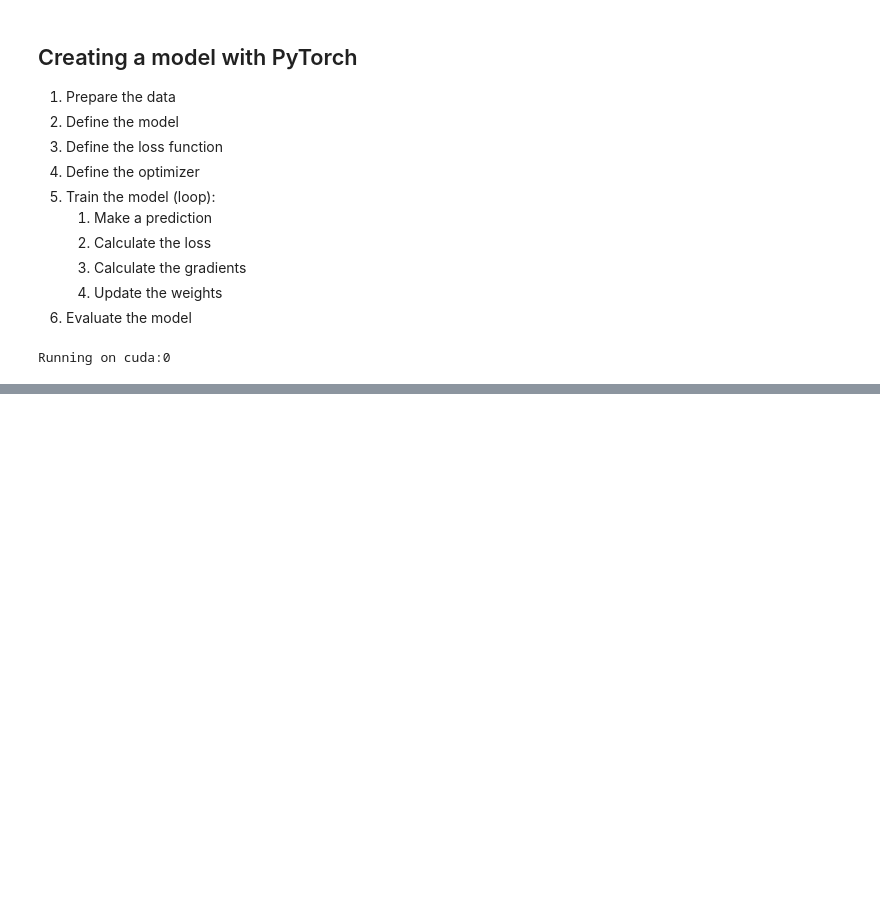
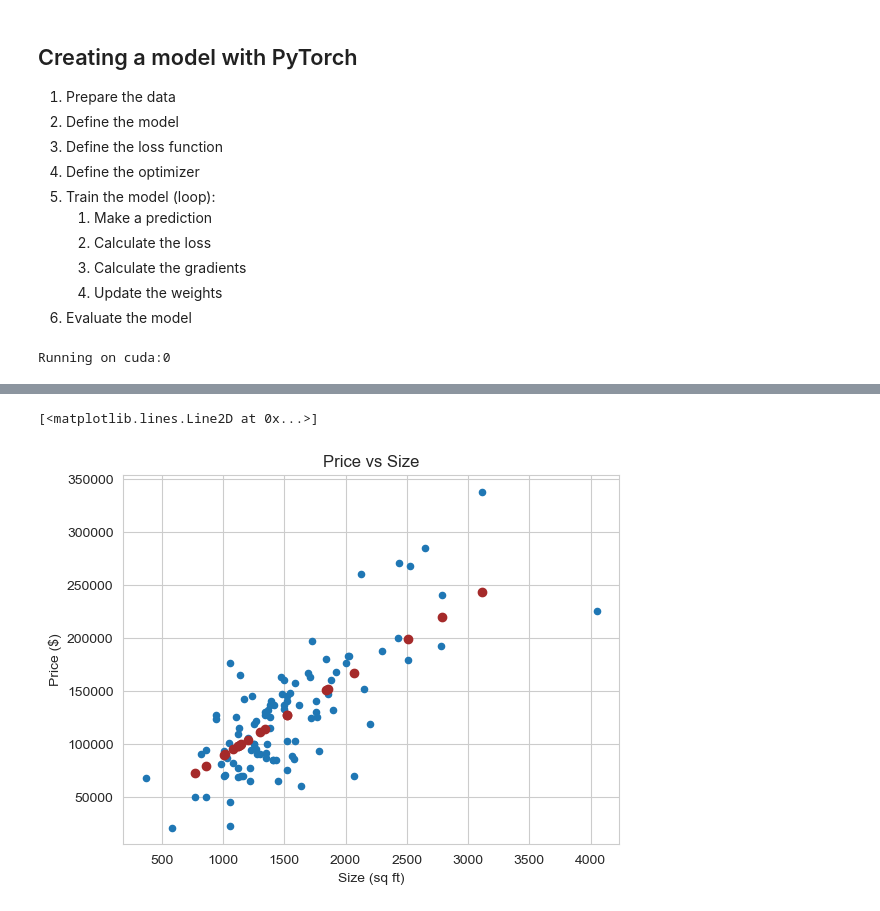
Before and after one commit to tbenbrahim/deep-learning-lunch-and-learn, a Jupyter notebook: nn-ll.ipynb, the cells around one changed output, grey strips where cells are left out. Cells and saved outputs as stored; diff of their text form; code cells hidden in the pictures; blank space fills up the shorter version.

```diff
--- a/nn-ll.ipynb
+++ b/nn-ll.ipynb
@@ -550,0 +649,18 @@ b = 9161.269187927246
+# %%
+plot_points()
+
+x_tensor = Variable(torch.from_numpy(x_test / 1000.)).reshape(-1, 1).to(dev)
+y_tensor = Variable(torch.from_numpy(y_test / 1000.)).reshape(-1, 1).to(dev)
+
+with torch.no_grad():
+    y_hat_tensor = model(x_tensor)
+    loss = loss_function(y_hat_tensor, y_tensor)
+
+y_hat = y_hat_tensor.to('cpu').numpy().reshape(-1) * 1000.
+
+r_squared = r2_score(y_test, y_hat)
+
+print(f'the loss = {loss.item()} and r-squared is {r_squared}')
+
+plt.plot(x_test, y_hat, 'o', color='brown')
+# %% [output]
@@ -550,0 +668,2 @@ b = 9161.269187927246
+[<matplotlib.lines.Line2D at 0x...>]
+[figure, added]
```
Also changed, not shown: parts of 48 cells of this notebook, 1 other file.
